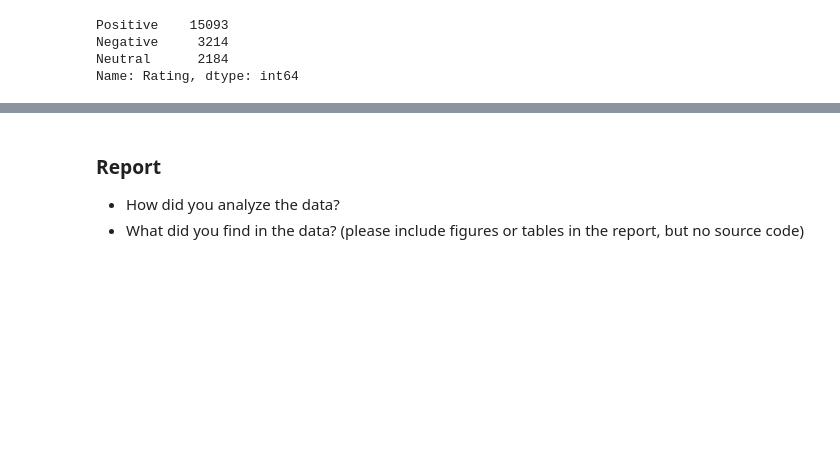
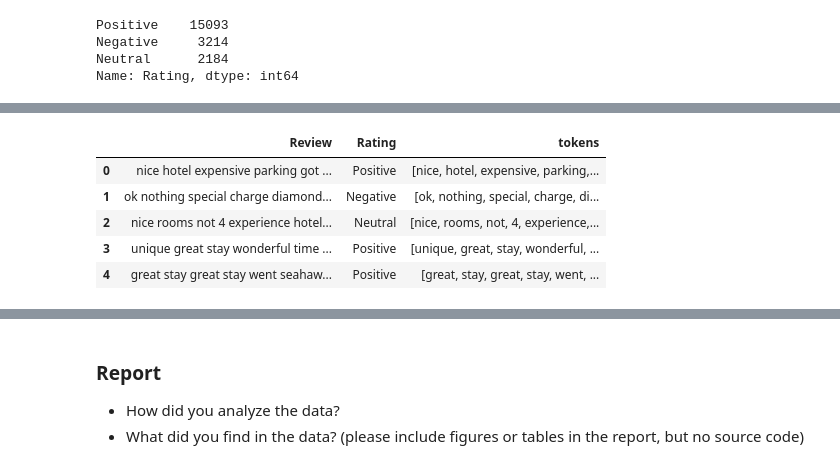
Before and after one commit to Tonry12/data_science_bootcamp_8_tonnaw, a Jupyter notebook: Project1_66_Bigdata.ipynb, the cells around one changed output, grey strips where cells are left out. Drawn from its saved outputs; the diff is of its cells as text; code cells hidden in the pictures; blank space fills up the shorter version.

```diff
--- a/Project1_66_Bigdata.ipynb
+++ b/Project1_66_Bigdata.ipynb
@@ -269,0 +296,5 @@ Name: Rating, dtype: int64
+# %%
+#function for removing the punctuations
+def remove_punctuation(tripadvisor):
+    punctuationfree="".join([i for i in tripadvisor if i not in string.punctuation])
+    return punctuationfree
@@ -276,0 +327,15 @@ neu = tripadvisor.loc[tripadvisor["Rating"] == "Neutral", :]
+# %%
+# tokenize texts
+tripadvisor['Review']=tripadvisor['Review'].astype(str)
+def tokenize_review(review):
+    tokens = word_tokenize(review)
+    return tokens
+tripadvisor['tokens'] = tripadvisor['Review'].apply(tokenize_review)
+tripadvisor.head()
+# %% [output]
+|  | Review | Rating | tokens |
+| 0 | nice hotel expensive parking got ... | Positive | [nice, hotel, expensive, parking,... |
+| 1 | ok nothing special charge diamond... | Negative | [ok, nothing, special, charge, di... |
+| 2 | nice rooms not 4 experience hotel... | Neutral | [nice, rooms, not, 4, experience,... |
+| 3 | unique great stay wonderful time ... | Positive | [unique, great, stay, wonderful, ... |
+| 4 | great stay great stay went seahaw... | Positive | [great, stay, great, stay, went, ... |
```
Also changed, not shown: parts of 9 cells of this notebook.
